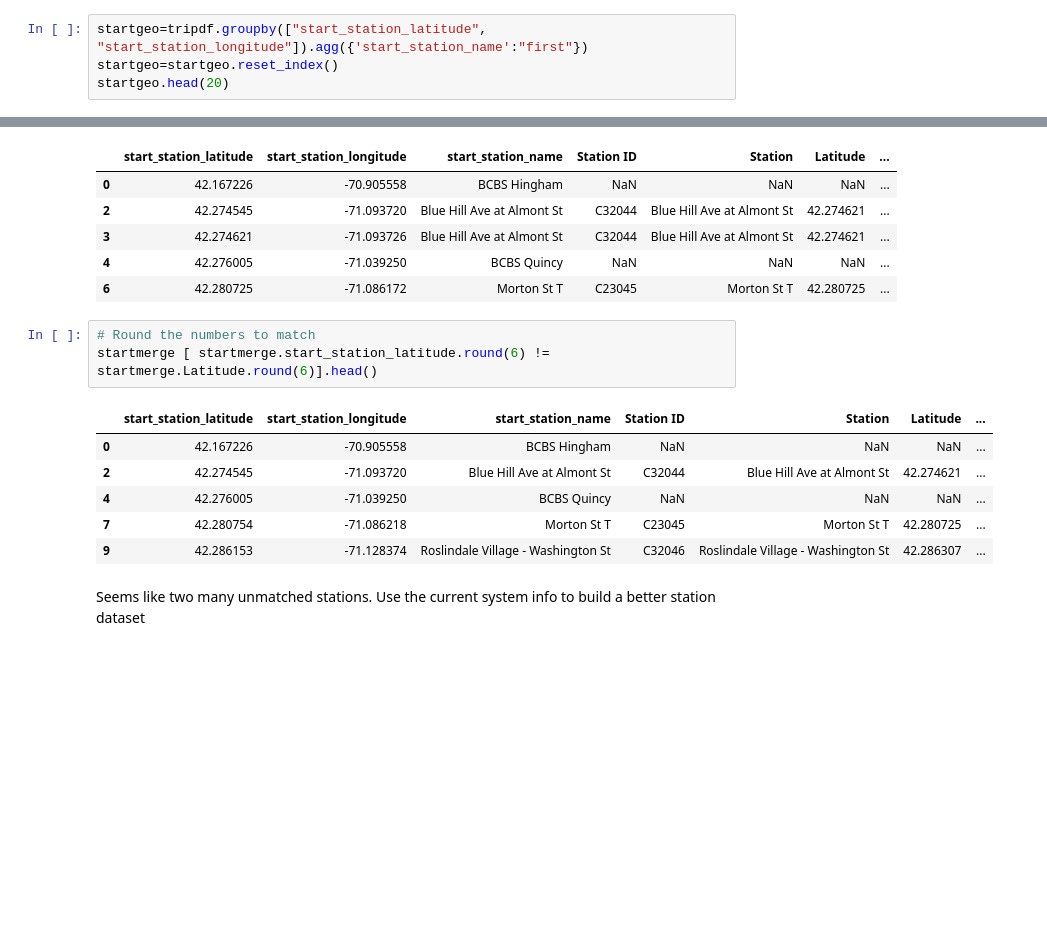
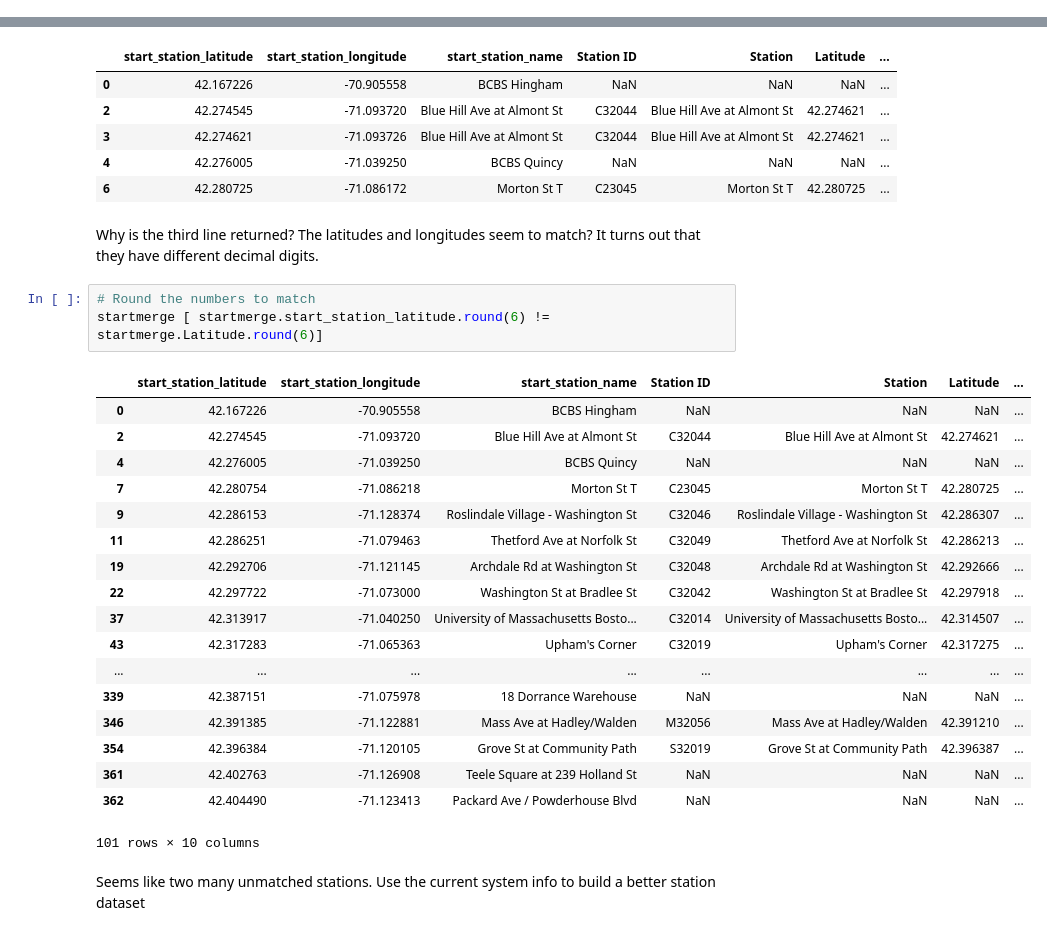
Before and after one commit to euniceky/BOS_BlueBike_Predictions, a Jupyter notebook: Capstone_Ch5_Wrangling.ipynb, the cells around one changed output, grey strips where cells are left out. Saved outputs shown, nothing was run; the diff lists cells and outputs as text; blank space fills up the shorter version.

```diff
--- a/Capstone_Ch5_Wrangling.ipynb
+++ b/Capstone_Ch5_Wrangling.ipynb
@@ -296,4 +250,0 @@ startgeo2.head(20)
-# %%
-startgeo=tripdf.groupby(["start_station_latitude", "start_station_longitude"]).agg({'start_station_name':"first"})
-startgeo=startgeo.reset_index()
-startgeo.head(20)
@@ -419,16 +339,30 @@ startmerge [ startmerge.start_station_latitude != startmerge.Latitude].head()
 | 3 | 42.274621 | -71.093726 | Blue Hill Ave at Almont St | C32044 | Blue Hill Ave at Almont St | 42.274621 | ... |
 | 4 | 42.276005 | -71.039250 | BCBS Quincy | NaN | NaN | NaN | ... |
 | 6 | 42.280725 | -71.086172 | Morton St T | C23045 | Morton St T | 42.280725 | ... |
+# %% [markdown]
+Why is the third line returned? The latitudes and longitudes seem to match? It turns out that they have different decimal digits.
 # %%
 # Round the numbers to match
-startmerge [ startmerge.start_station_latitude.round(6) != startmerge.Latitude.round(6)].head()
+startmerge [ startmerge.start_station_latitude.round(6) != startmerge.Latitude.round(6)]
 # %% [output]
 |  | start_station_latitude | start_station_longitude | start_station_name | Station ID | Station | Latitude | ... |
 | 0 | 42.167226 | -70.905558 | BCBS Hingham | NaN | NaN | NaN | ... |
 | 2 | 42.274545 | -71.093720 | Blue Hill Ave at Almont St | C32044 | Blue Hill Ave at Almont St | 42.274621 | ... |
 | 4 | 42.276005 | -71.039250 | BCBS Quincy | NaN | NaN | NaN | ... |
 | 7 | 42.280754 | -71.086218 | Morton St T | C23045 | Morton St T | 42.280725 | ... |
 | 9 | 42.286153 | -71.128374 | Roslindale Village - Washington St | C32046 | Roslindale Village - Washington St | 42.286307 | ... |
+| 11 | 42.286251 | -71.079463 | Thetford Ave at Norfolk St | C32049 | Thetford Ave at Norfolk St | 42.286213 | ... |
+| 19 | 42.292706 | -71.121145 | Archdale Rd at Washington St | C32048 | Archdale Rd at Washington St | 42.292666 | ... |
+| 22 | 42.297722 | -71.073000 | Washington St at Bradlee St | C32042 | Washington St at Bradlee St | 42.297918 | ... |
+| 37 | 42.313917 | -71.040250 | University of Massachusetts Bosto... | C32014 | University of Massachusetts Bosto... | 42.314507 | ... |
+| 43 | 42.317283 | -71.065363 | Upham's Corner | C32019 | Upham's Corner | 42.317275 | ... |
+| ... | ... | ... | ... | ... | ... | ... | ... |
+| 339 | 42.387151 | -71.075978 | 18 Dorrance Warehouse | NaN | NaN | NaN | ... |
+| 346 | 42.391385 | -71.122881 | Mass Ave at Hadley/Walden | M32056 | Mass Ave at Hadley/Walden | 42.391210 | ... |
+| 354 | 42.396384 | -71.120105 | Grove St at Community Path | S32019 | Grove St at Community Path | 42.396387 | ... |
+| 361 | 42.402763 | -71.126908 | Teele Square at 239 Holland St | NaN | NaN | NaN | ... |
+| 362 | 42.404490 | -71.123413 | Packard Ave / Powderhouse Blvd | NaN | NaN | NaN | ... |
+101 rows × 10 columns
 # %% [markdown]
 Seems like two many unmatched stations. Use the current system info to build a better station dataset
 # %%
```
Also changed, not shown: parts of 79 cells of this notebook.
